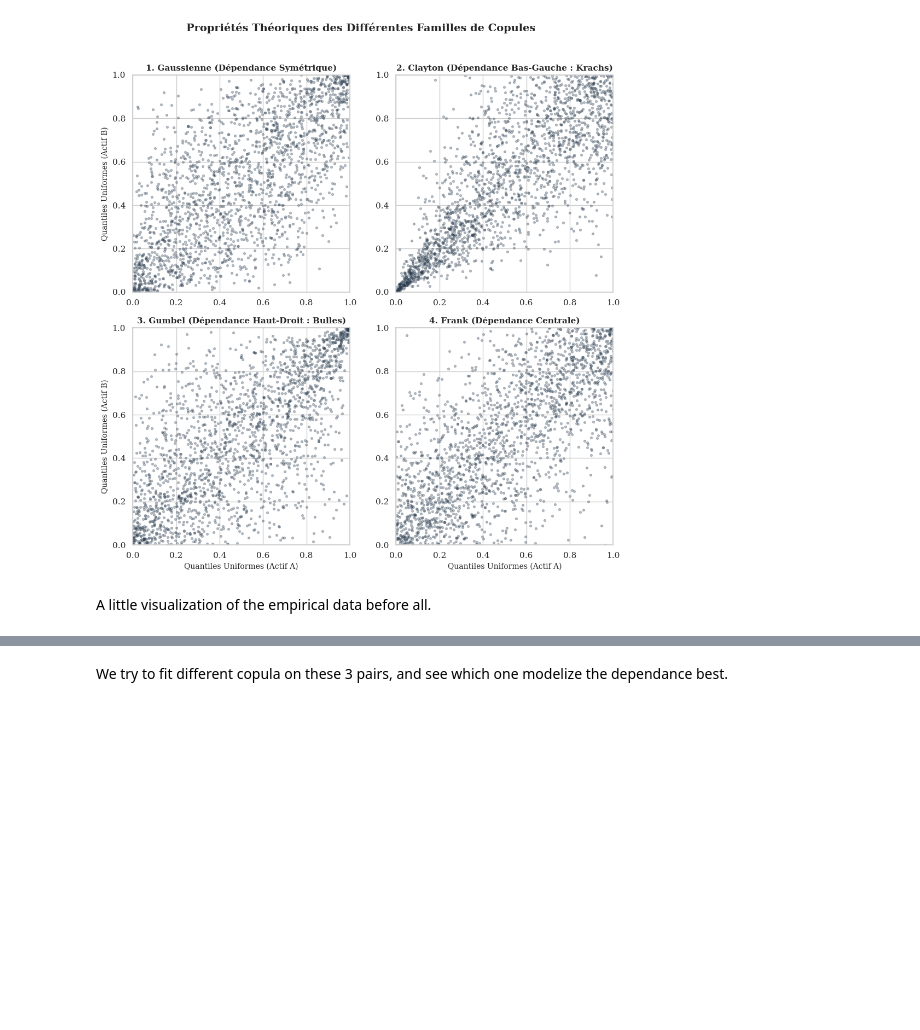
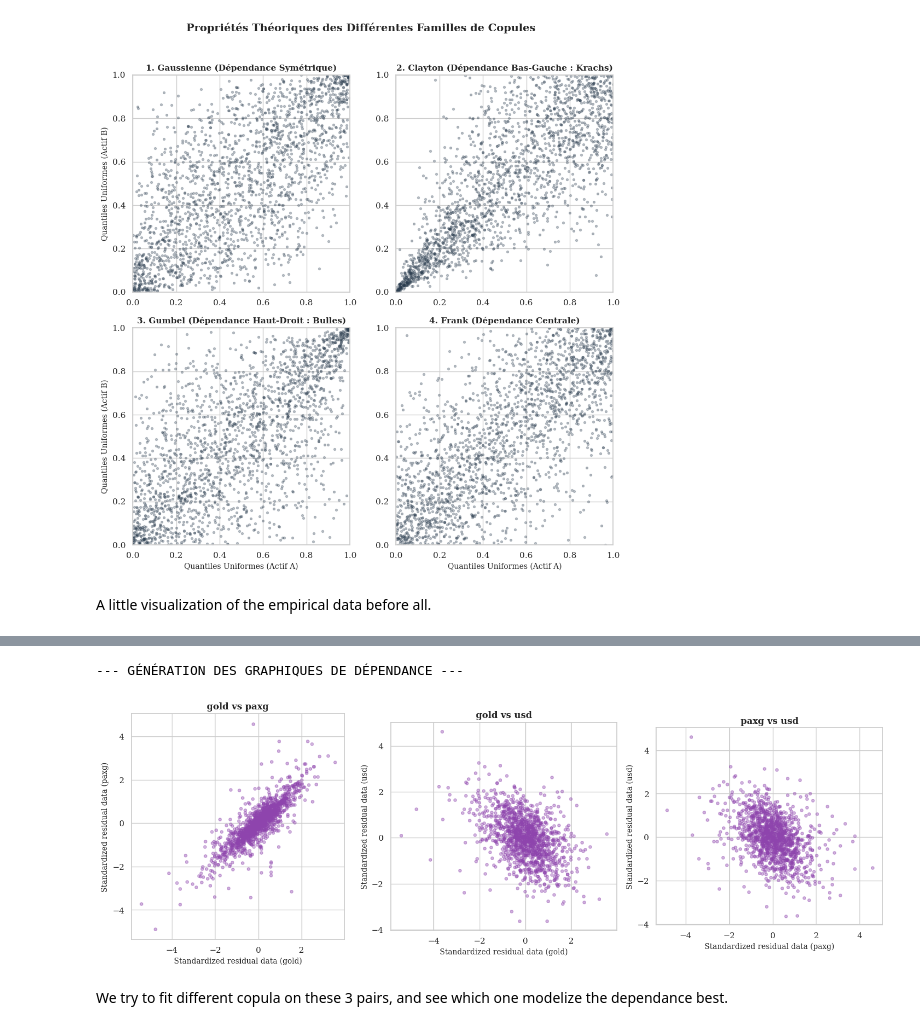
Before and after one commit to ElodieElodie/memoire_stats, a Jupyter notebook: yu.ipynb, the cells around one changed output, grey strips where cells are left out. Cells and saved outputs as stored; diff of their text form; code cells hidden in the pictures; blank space fills up the shorter version.

```diff
--- a/yu.ipynb
+++ b/yu.ipynb
@@ -1095,3 +1095,47 @@ plt.show()
+# %%
+
+import itertools
+
+sns.set_theme(style="whitegrid")
+plt.rcParams['font.family'] = 'serif'
+
+# 1. On récupère toutes les paires possibles depuis votre DataFrame u_df
+colonnes = u_df.columns
+paires = list(itertools.combinations(colonnes, 2))
+
+# 2. Création de la figure (1 ligne, 3 colonnes)
+# figsize=(15, 5) permet d'avoir un format panoramique parfait pour la largeur d'une page Word
+fig, axes = plt.subplots(1, len(paires), figsize=(15, 5))
+
+print("--- GÉNÉRATION DES GRAPHIQUES DE DÉPENDANCE ---")
+
+# 3. Boucle pour dessiner chaque graphique
+for i, (actif1, actif2) in enumerate(paires):
+    ax = axes[i]
+
+    # Le nuage de points
+    # alpha=0.4 rend les points transparents pour bien voir les zones de forte densité (les amas)
+    # s=15 règle la taille des points
+    ax.scatter(z_df[actif1], z_df[actif2], alpha=0.4, s=15, color='#8e44ad')
+
+    # On force les axes de 0 à 1 (puisque ce sont des probabilités)
+    # ax.set_xlim(0, 1)
+    # ax.set_ylim(0, 1)
+
+    # On force le graphique à être un carré parfait (très important pour les copules !)
+    ax.set_aspect('equal', 'box')
+
+    # Titres et labels
+    ax.set_title(f"{actif1} vs {actif2}", fontweight='bold', fontsize=12)
+    ax.set_xlabel(f"Standardized residual data ({actif1})", fontsize=10)
+    ax.set_ylabel(f"Standardized residual data ({actif2})", fontsize=10)
+
+# plt.suptitle("Analyse Graphique de la Dépendance (Domaine des Copules [0,1])", fontsize=14, fontweight='bold', y=1.05)
+plt.tight_layout()
+plt.show()
+# %% [output]
+--- GÉNÉRATION DES GRAPHIQUES DE DÉPENDANCE ---
+[figure, added]
 # %% [markdown]
 We try to fit different copula on these 3 pairs, and see which one modelize the dependance best.
 # %%
```
Also changed, not shown: parts of 11 cells of this notebook.
